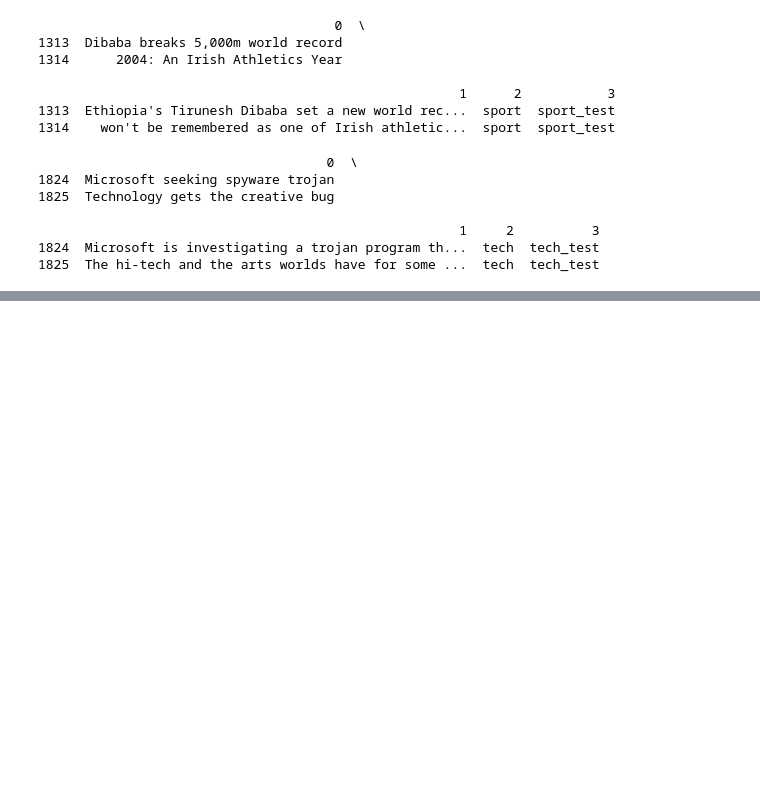
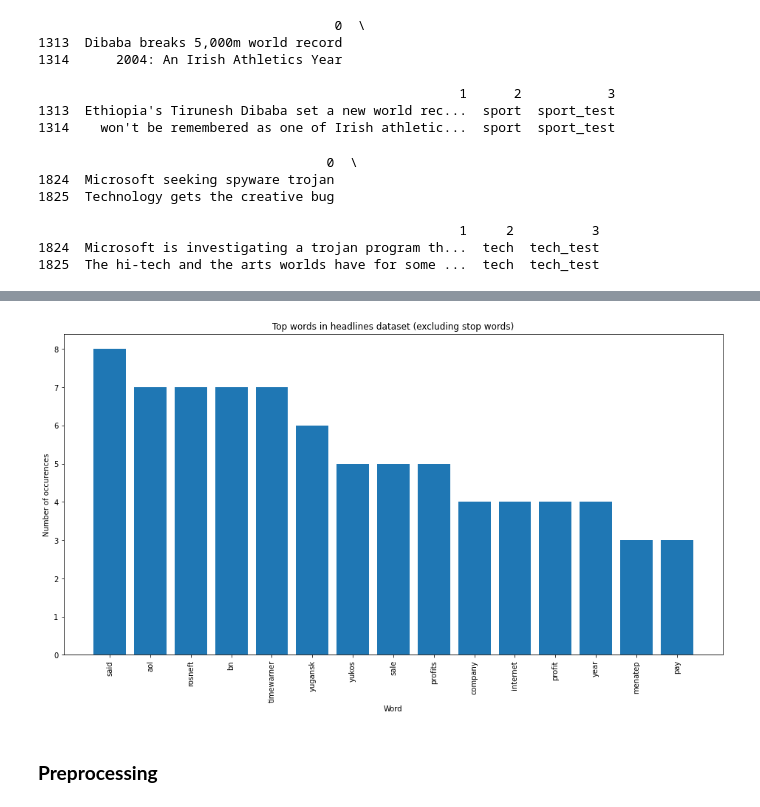
Before and after one commit to malleswarrao/topic_modeling, a Jupyter notebook: Topic_Modeling_Capstone_Project.ipynb, the cells around one changed output, grey strips where cells are left out. Drawn from its saved outputs; the diff is of its cells as text; code cells hidden in the pictures; blank space fills up the shorter version.

```diff
--- a/Topic_Modeling_Capstone_Project.ipynb
+++ b/Topic_Modeling_Capstone_Project.ipynb
@@ -288,0 +328,18 @@ final_df.drop(final_df.index[final_df[3] == 'tech_test'], inplace=True)
+# %%
+count_vectorizer = CountVectorizer(stop_words='english')
+words, word_values = get_top_n_words(n_top_words=15,
+                                     count_vectorizer=count_vectorizer,
+                                     text_data=bt_data)
+
+fig, ax = plt.subplots(figsize=(16,8))
+ax.bar(range(len(words)), word_values)
+ax.set_xticks(range(len(words)))
+ax.set_xticklabels(words, rotation='vertical')
+ax.set_title('Top words in headlines dataset (excluding stop words)')
+ax.set_xlabel('Word')
+ax.set_ylabel('Number of occurences')
+plt.show()
+# %% [output]
+[figure, added]
+# %% [markdown]
+### **Preprocessing**
```
Also changed, not shown: parts of 7 cells of this notebook.
